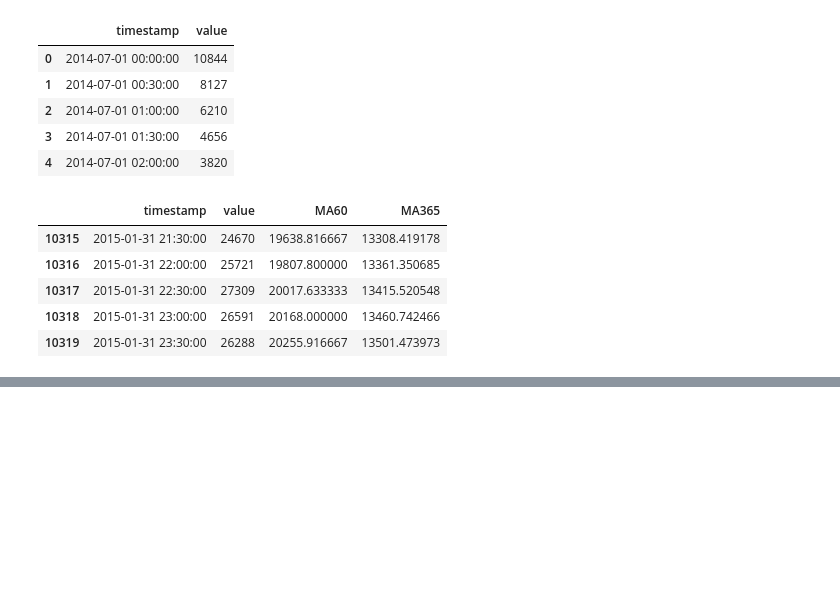
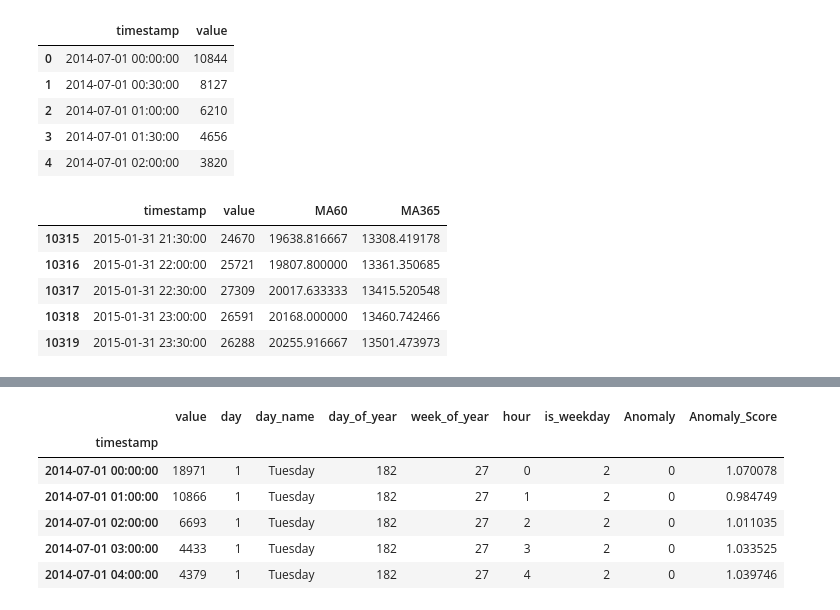
Before and after one commit to neddy0318/-, a Jupyter notebook: 18_AnomalyDetection.ipynb, the cells around one changed output, grey strips where cells are left out. Drawn from its saved outputs; the diff is of its cells as text; code cells hidden in the pictures; blank space fills up the shorter version.

```diff
--- a/18_AnomalyDetection.ipynb
+++ b/18_AnomalyDetection.ipynb
@@ -131,0 +235,6 @@ ValueError: Mime type rendering requires nbformat>=4.2.0 but it is not installed
+# %%
+# train model
+lof = create_model('lof')
+lof_results = assign_model(lof)
+lof_results.head()
+# %% [output]
@@ -131,0 +244,7 @@ ValueError: Mime type rendering requires nbformat>=4.2.0 but it is not installed
+|  | value | day | day_name | day_of_year | week_of_year | hour | is_weekday | Anomaly | Anomaly_Score |
+| timestamp |  |  |  |  |  |  |  |  |  |
+| 2014-07-01 00:00:00 | 18971 | 1 | Tuesday | 182 | 27 | 0 | 2 | 0 | 1.070078 |
+| 2014-07-01 01:00:00 | 10866 | 1 | Tuesday | 182 | 27 | 1 | 2 | 0 | 0.984749 |
+| 2014-07-01 02:00:00 | 6693 | 1 | Tuesday | 182 | 27 | 2 | 2 | 0 | 1.011035 |
+| 2014-07-01 03:00:00 | 4433 | 1 | Tuesday | 182 | 27 | 3 | 2 | 0 | 1.033525 |
+| 2014-07-01 04:00:00 | 4379 | 1 | Tuesday | 182 | 27 | 4 | 2 | 0 | 1.039746 |
```
Also changed, not shown: parts of 15 cells of this notebook.
